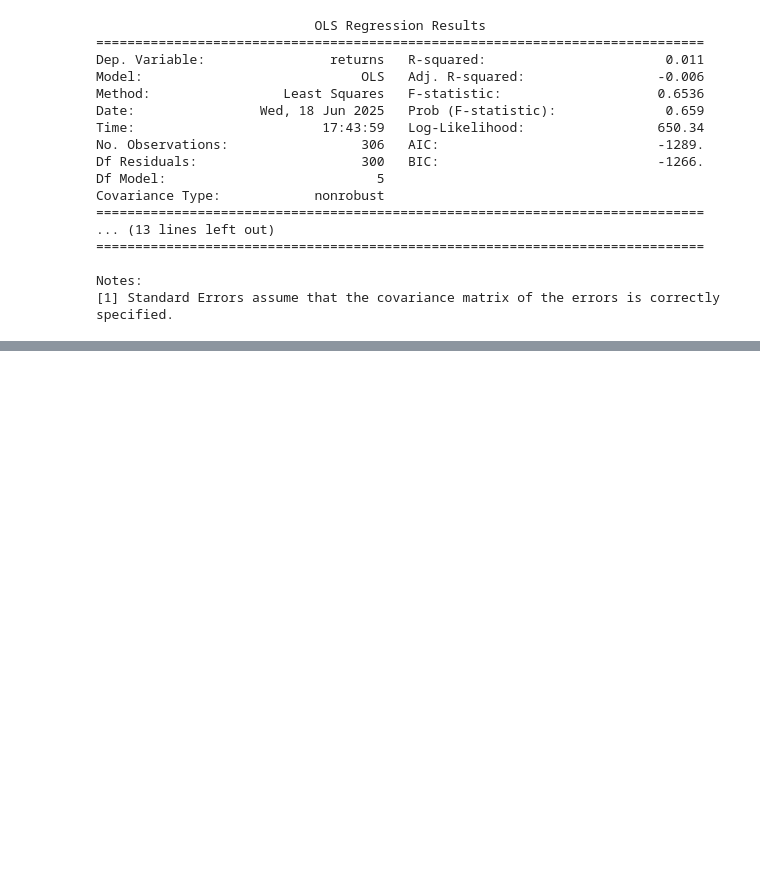
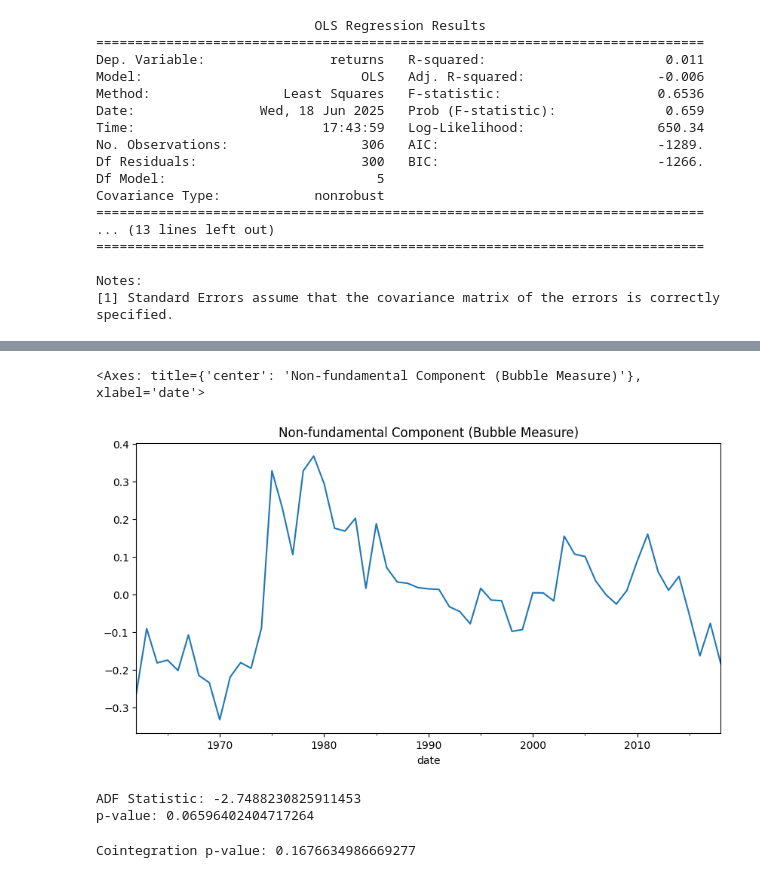
Before and after one commit to justusschenk/valueinvesting, a Jupyter notebook: Market Structure Transformation.ipynb, the cells around one changed output, grey strips where cells are left out. Cells and saved outputs as stored; diff of their text form; code cells hidden in the pictures; blank space fills up the shorter version.

```diff
--- a/Market Structure Transformation.ipynb
+++ b/Market Structure Transformation.ipynb
@@ -7,3 +7,7 @@ etf_share = pd.read_pickle('Data/etf_share.pkl')
 hhi_series = hhi.pivot(index='date', columns='industry', values='HHI')
 returns = returns.squeeze()
 mktcap = hhi.pivot(index='date', columns='industry', values='Industry_MktCap')
+pb_short = pd.read_pickle("Data/pb_short.pkl")
+price_short = pd.read_pickle("Data/price_short.pkl")
+bv_short = pd.read_pickle("Data/bv_short.pkl")
+div_short = pd.read_pickle("Data/div_short.pkl")
@@ -129,0 +235,19 @@ etf_share    0.320432  0.226031   1.000000
+# %%
+#Fundamentals vs Market Valuation Decomposition
+log_price_short = np.log(price_short['avg_value'])
+log_price_short.name = 'log_price_short'
+
+log_bv_short = np.log(bv_short['avg_value'])
+log_bv_short.name = 'log_bv_short'
+
+#div_short = div_short['avg_value']
+div_short.name = 'div_short'
+
+df = pd.concat([log_price_short, log_bv_short, div_short], axis=1, join="inner")
+Y = df['log_price_short']
+X = df[['log_bv_short', 'div_short']]
+X_sm = sm.add_constant(X)
+
+model = sm.OLS(Y, X_sm)
+results = model.fit()
+print(results.summary())
@@ -129,0 +272,20 @@ etf_share    0.320432  0.226031   1.000000
+# %%
+df['residual'] = results.resid
+df['residual'].plot(title="Non-fundamental Component (Bubble Measure)", figsize=(10, 5))
+# %% [output]
+<Axes: title={'center': 'Non-fundamental Component (Bubble Measure)'}, xlabel='date'>
+[figure, added]
+# %%
+from statsmodels.tsa.stattools import adfuller
+adf_result = adfuller(df['residual'].dropna())
+print(f"ADF Statistic: {adf_result[0]}")
+print(f"p-value: {adf_result[1]}")
+# %% [output]
+ADF Statistic: -2.7488230825911453
+p-value: 0.06596402404717264
+# %%
+from statsmodels.tsa.stattools import coint
+score, pvalue, _ = coint(df['log_price_short'], df['log_bv_short'])
+print(f"Cointegration p-value: {pvalue}")
+# %% [output]
+Cointegration p-value: 0.1676634986669277
```
Also changed, not shown: parts of 10 cells of this notebook, 1 other file.
